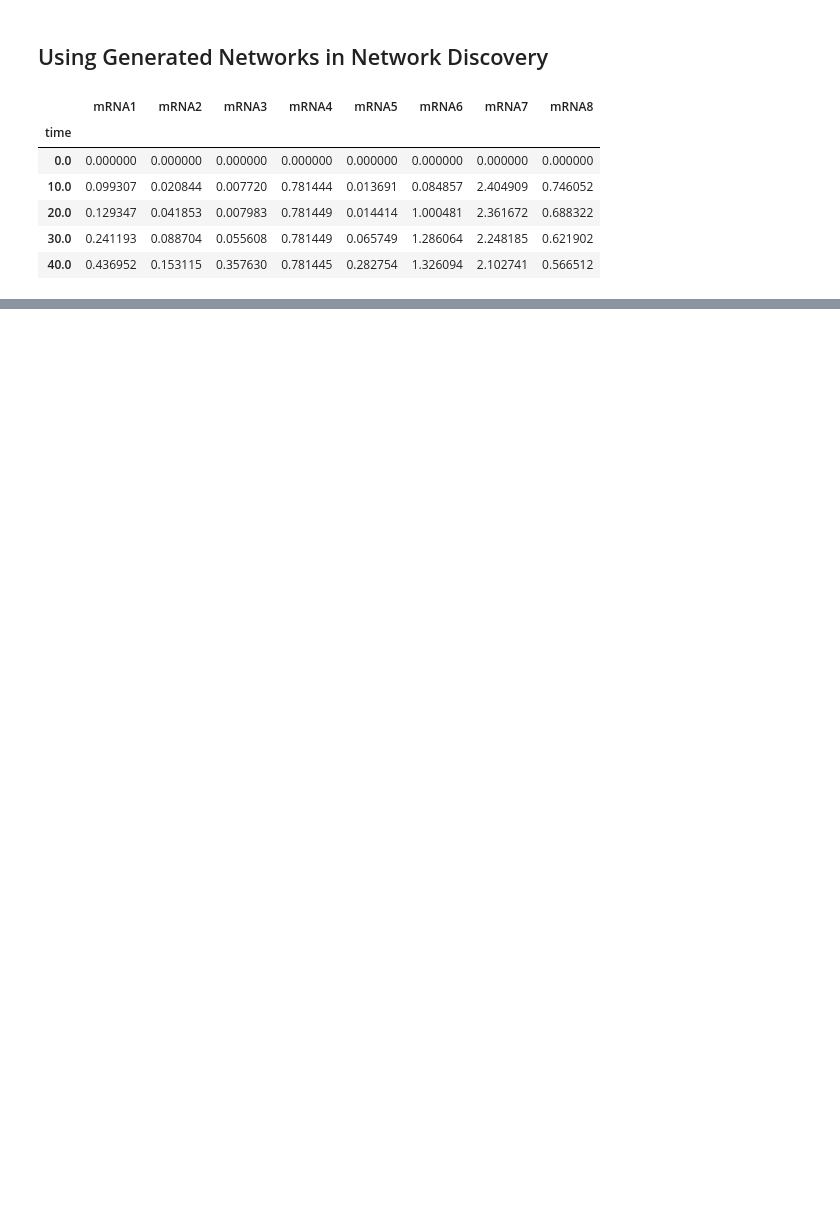
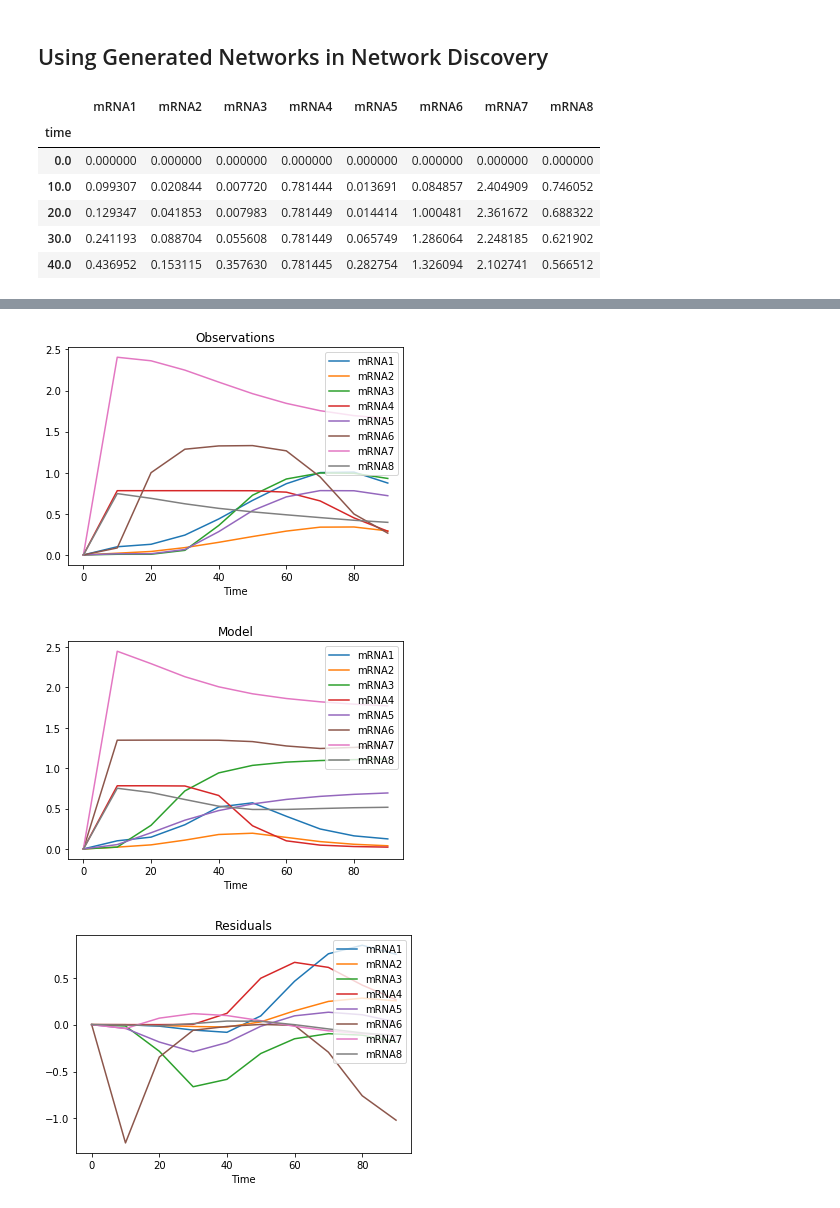
Before and after one commit to ModelEngineering/advancing-biomedical-models, a Jupyter notebook: lectures/lecture_17/lecture_17_Generating_Models.ipynb, the cells around one changed output, grey strips where cells are left out. Saved outputs shown, nothing was run; the diff lists cells and outputs as text; code cells hidden in the pictures; blank space fills up the shorter version.

```diff
--- a/lectures/lecture_17/lecture_17_Generating_Models.ipynb
+++ b/lectures/lecture_17/lecture_17_Generating_Models.ipynb
@@ -186,10 +182,0 @@ new_parameters = mg.runExperiment(df_rnaseq, network.model, network.new_paramete
-# %%
-network = gn.GeneNetwork()  # By default, uses the correct initial network
-network.update(['4-3','5+7','7-7'])
-network.update(['4-3','5+7','7-7', '8+7A+4'])
-#network.update(['3+1','4-3','5+7','7-7'])
-# Generate the network
-network.generate()
-# Just optimize the parameters that are initialized to 0, new_parameters
-new_parameters = mg.runExperiment(df_rnaseq, network.model, network.new_parameters,
-                                  sim_time=200)
@@ -199,0 +194,12 @@ new_parameters = mg.runExperiment(df_rnaseq, network.model, network.new_paramete
+# %%
+new_network = network.copy()
+new_network.addInitialization(parameters1)
+new_network.update(['8+4A-8'])
+new_network.generate()
+# Just optimize the parameters that are initialized to 0, new_parameters
+parameters2 = mg.runExperiment(df_rnaseq, new_network.model, new_network.new_parameters,
+                                  sim_time=100)
+# %% [output]
+[figure, added]
+[figure, added]
+[figure, added]
```
Also changed, not shown: parts of 15 cells of this notebook.
